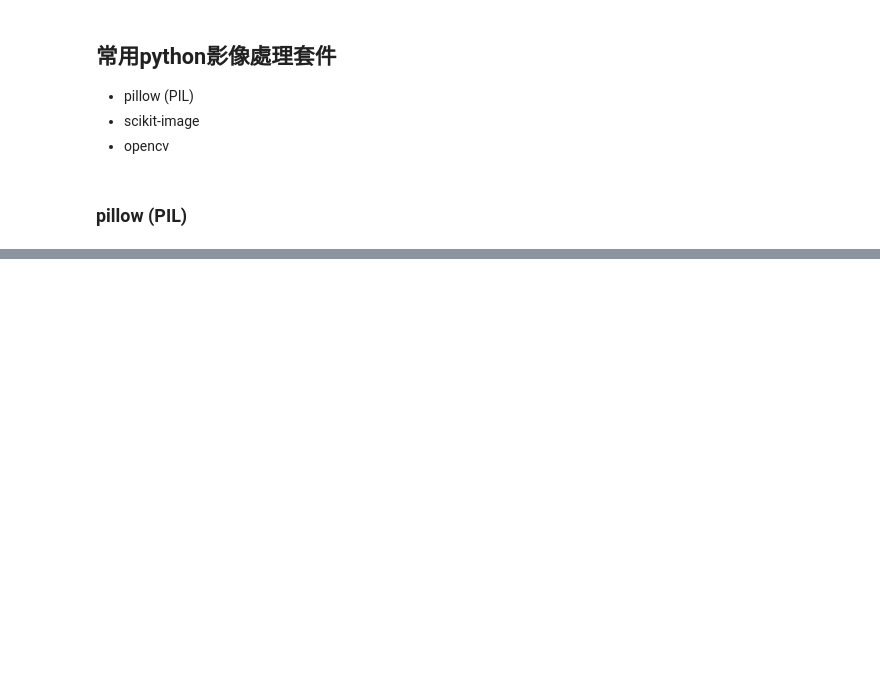
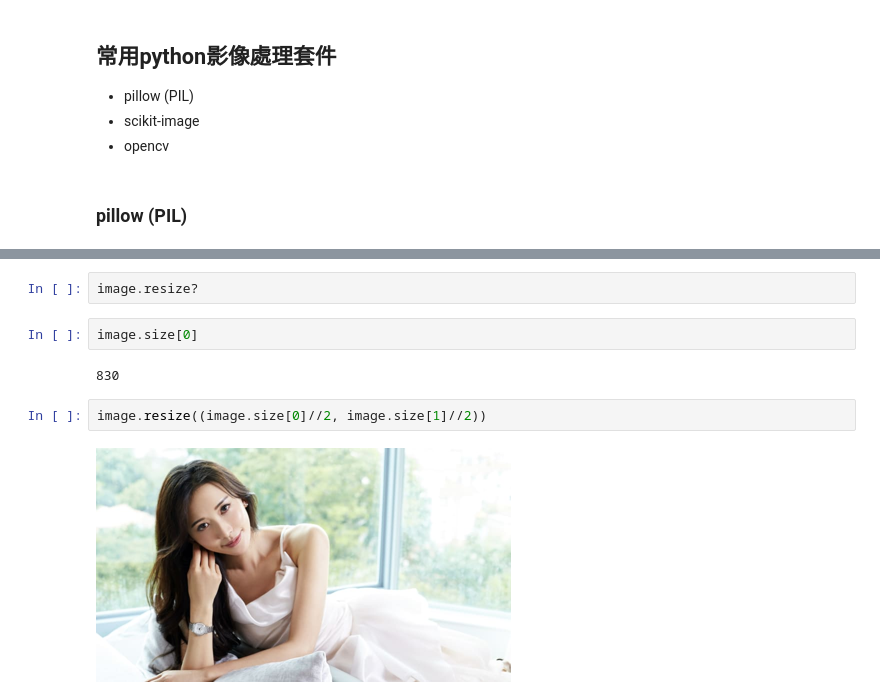
Before and after one commit to vcdemy/20240806, a Jupyter notebook: 20240807影像處理簡介.ipynb, the cells around one changed output, grey strips where cells are left out. Drawn from its saved outputs; the diff is of its cells as text; blank space fills up the shorter version.

```diff
--- a/20240807影像處理簡介.ipynb
+++ b/20240807影像處理簡介.ipynb
@@ -112,0 +204,10 @@ for i in soup.select('img.embed__img'):
+# %%
+image.resize?
+# %%
+image.size[0]
+# %% [output]
+830
+# %%
+image.resize((image.size[0]//2, image.size[1]//2))
+# %% [output]
+[figure, added]
```
Also changed, not shown: parts of 27 cells of this notebook.
